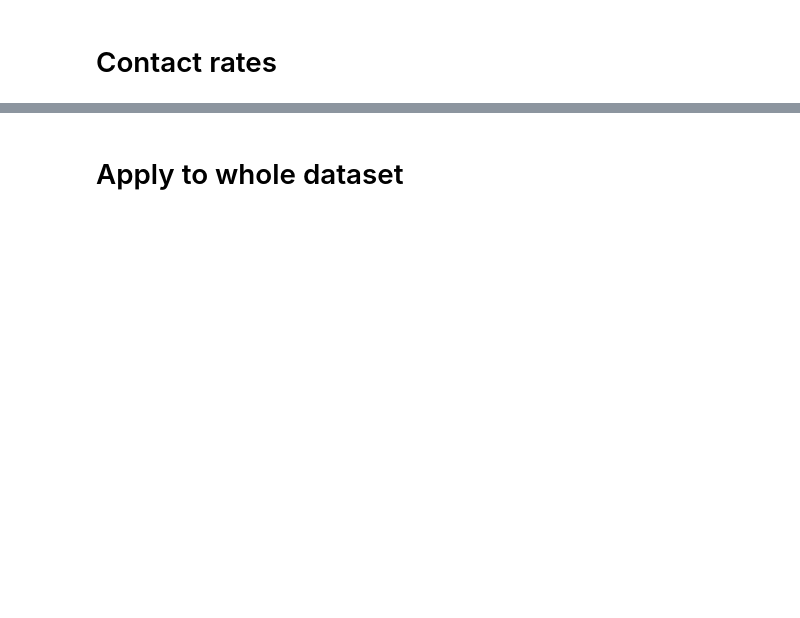
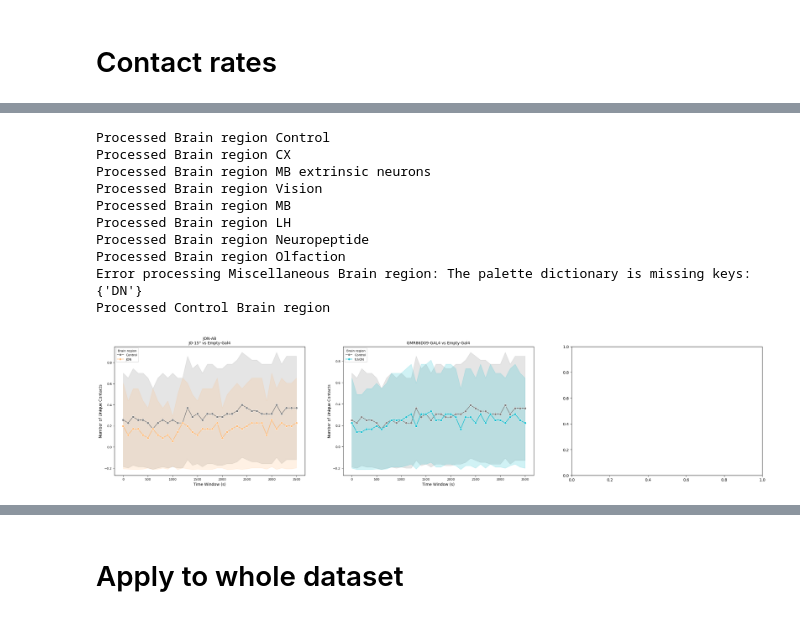
Before and after one commit to NeLy-EPFL/Tracking_Analysis, a Jupyter notebook: MazeRecorder/Analysis/TNT_Sreen_Notebooks/Contacts_analysis.ipynb, the cells around one changed output, grey strips where cells are left out. Drawn from its saved outputs; the diff is of its cells as text; code cells hidden in the pictures; blank space fills up the shorter version.

Commit message:
Implemented permutation test and significant areas coloring in coordinates plotting routine

```diff
--- a/MazeRecorder/Analysis/TNT_Sreen_Notebooks/Contacts_analysis.ipynb
+++ b/MazeRecorder/Analysis/TNT_Sreen_Notebooks/Contacts_analysis.ipynb
@@ -41,7 +46,7 @@ import importlib
 # %%
 # Short contacts
 
-Transformed = pd.read_feather("/mnt/upramdya_data/MD/MultiMazeRecorder/Datasets/Skeleton_TNT/240115_short_contacts_no_cutoff_Data/Transformed_contacts_nocutoff.feather")
+Transformed = pd.read_feather("/mnt/upramdya_data/MD/MultiMazeRecorder/Datasets/Skeleton_TNT/240120_short_contacts_no_cutoff_no_downsample_Data/Transformed_contacts_nocutoff_flexible_rule.feather")
 # %%
 Transformed = Config.cleanup_data(Transformed)
 
@@ -49,5 +70,5 @@ Transformed = Config.map_split_registry(Transformed)
 # %%
-registries = Config.prepare_registries(Transformed)
+registries = Config.registries
 # %%
 Transformed["identifier"] = Transformed["fly"]+str(Transformed["contact_index"])
 # %% [markdown]
@@ -85,3 +117,58 @@ plt.show()
+# %%
+# Initialize random generator
+rg = np.random.default_rng()
+
+# Process brain regions
+miscellaneous_nicknames = []
+for brain_region in registries["brain_regions"]:
+    output_path = f"/mnt/upramdya_data/MD/MultiMazeRecorder/Plots/250124_contact_rates/KDE_ECDF_plots_{brain_region}.png"
+
+    if os.path.exists(output_path):
+        print(f"Skipping Brain region {brain_region} as the plot already exists.")
+        continue
+
+    region_data = Transformed[Transformed['Brain region'] == brain_region]
+    nicknames = region_data['Nickname'].unique()
+
+    if len(nicknames) < 5 and brain_region != "Control":
+        miscellaneous_nicknames.extend(nicknames)
+        continue
+
+    try:
+        Config.create_and_save_contact_rate_plot(Transformed, nicknames, brain_region, output_path, registries, Config.color_dict)
+        print(f"Processed Brain region {brain_region}")
+    except Exception as e:
+        print(f"Error processing Brain region {brain_region}: {e}")
+
+# Process Miscellaneous brain region
+if miscellaneous_nicknames:
+    try:
+        output_path = "/mnt/upramdya_data/MD/MultiMazeRecorder/Plots/250124_contact_rates/KDE_ECDF_plots_Miscellaneous.png"
+        Config.create_and_save_contact_rate_plot(Transformed, miscellaneous_nicknames, "Miscellaneous", output_path, registries, Config.color_dict)
+        print("Processed Miscellaneous Brain region")
+    except Exception as e:
+        print(f"Error processing Miscellaneous Brain region: {e}")
+
+# Plot the Control brain region
+try:
+    control_nicknames = registries["control_nicknames"]
+    output_path = "/mnt/upramdya_data/MD/MultiMazeRecorder/Plots/250124_contact_rates/KDE_ECDF_plots_Control.png"
+    Config.create_and_save_contact_rate_plot(Transformed, control_nicknames, "Control", output_path, registries, Config.color_dict)
+    print("Processed Control Brain region")
+except Exception as e:
+    print(f"Error processing Control Brain region: {e}")
+# %% [output]
+Processed Brain region Control
+Processed Brain region CX
+Processed Brain region MB extrinsic neurons
+Processed Brain region Vision
+Processed Brain region MB
+Processed Brain region LH
+Processed Brain region Neuropeptide
+Processed Brain region Olfaction
+Error processing Miscellaneous Brain region: The palette dictionary is missing keys: {'DN'}
+Processed Control Brain region
+[figure, added]
 # %%
 # Make a rugplot of the start times for the random Nickname
 
```
Also changed, not shown: parts of 9 cells of this notebook, 3 other files.
